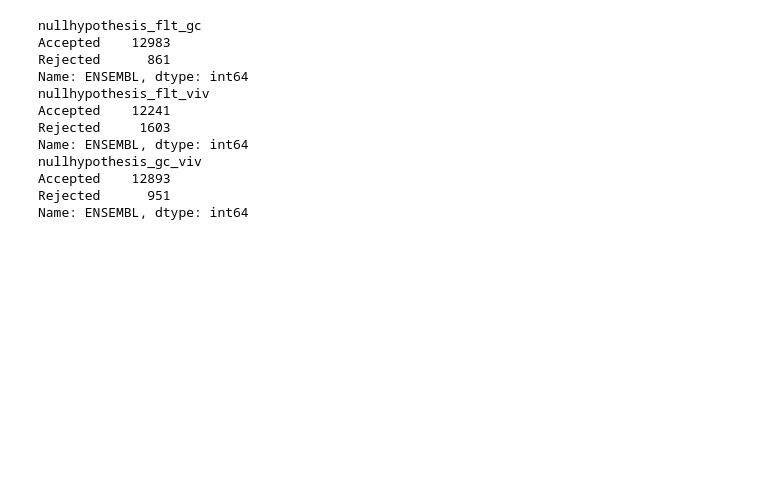
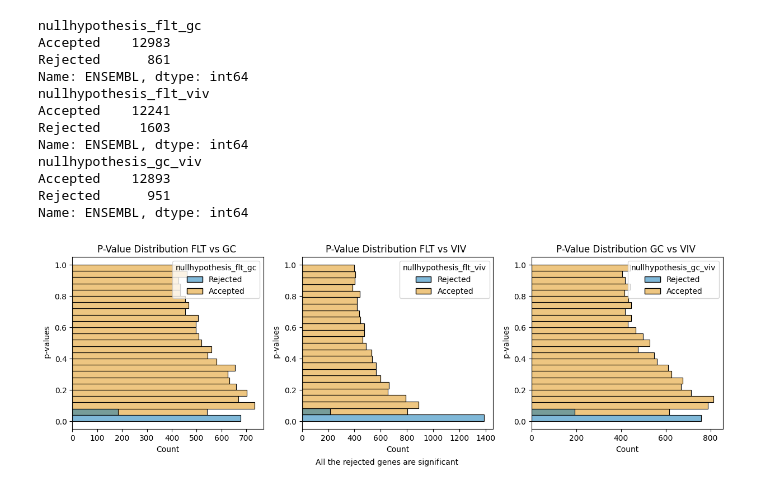
Before and after one commit to Ishtikaa/DGE-analysis-in-microgravity-for-biomarkers-of-muscle-atrophy, a Jupyter notebook: dge.ipynb, the cells around one changed output. Cells and saved outputs as stored; diff of their text form; code cells hidden in the pictures; blank space fills up the shorter version.

Commit message:
p value plot edl

```diff
--- a/dge.ipynb
+++ b/dge.ipynb
@@ -548,3 +548,22 @@ nullhypothesis_gc_viv
 Accepted    12893
 Rejected      951
 Name: ENSEMBL, dtype: int64
+# %%
+#Plotting p-values obtained from t-test for the 3 conditions
+plt.figure(figsize=(15,4))
+plt.subplot(1,3,1)
+sns.histplot( y= edl_filtered['pvalue_flt_gc'], hue= edl_filtered['nullhypothesis_flt_gc'], palette='colorblind')
+plt.ylabel(" p-values")
+plt.title("P-Value Distribution FLT vs GC ")
+plt.subplot(1,3,2)
+sns.histplot( y= edl_filtered['pvalue_flt_viv'], hue= edl_filtered['nullhypothesis_flt_viv'], palette='colorblind')
+plt.ylabel(" p-values")
+plt.title("P-Value Distribution FLT vs VIV ")
+plt.subplot(1,3,3)
+sns.histplot( y= edl_filtered['pvalue_gc_viv'], hue= edl_filtered['nullhypothesis_gc_viv'], palette='colorblind')
+plt.ylabel(" p-values")
+plt.title("P-Value Distribution GC vs VIV ")
+plt.figtext(0.5, -0.05, "All the rejected genes are significant", ha="center", fontsize=10)
+plt.show()
+# %% [output]
+[figure, added]
```
